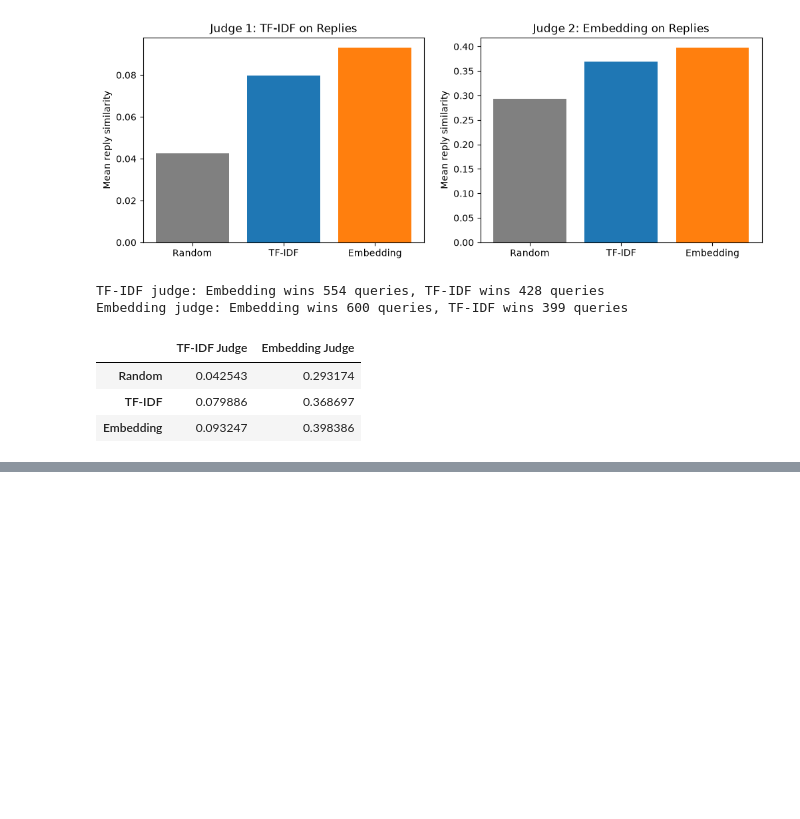
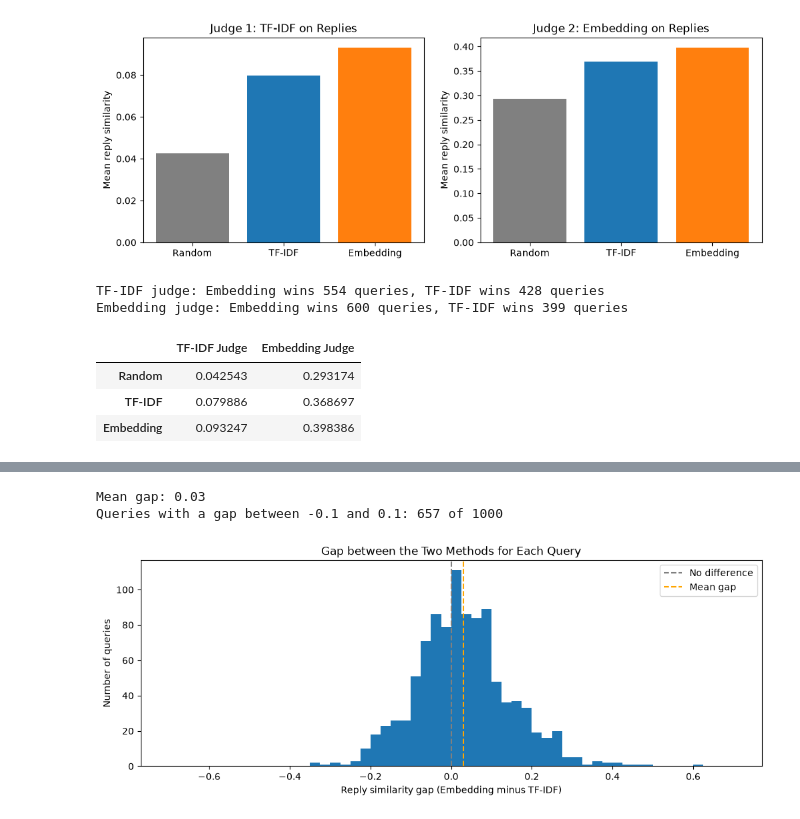
Before and after one commit to Shengyuan-Liu/CustomerSupportAnalysis, a Jupyter notebook: piplines/modelling.ipynb, the cells around one changed output, grey strips where cells are left out. Drawn from its saved outputs; the diff is of its cells as text; code cells hidden in the pictures; blank space fills up the shorter version.

```diff
--- a/piplines/modelling.ipynb
+++ b/piplines/modelling.ipynb
@@ -565,0 +561,19 @@ Embedding judge: Embedding wins 600 queries, TF-IDF wins 399 queries
+# %%
+# Gap of each query: positive means the embedding method did better than TF-IDF
+gap = emb_judge["Embedding"] - emb_judge["TF-IDF"]
+print("Mean gap:", gap.mean().round(3))
+print("Queries with a gap between -0.1 and 0.1:", ((gap > -0.1) & (gap < 0.1)).sum(), "of", len(gap))
+
+plt.figure(figsize=(12, 4))
+plt.hist(gap, bins=np.linspace(-0.7, 0.7, 57))
+plt.axvline(0, color="gray", linestyle="--", label="No difference")
+plt.axvline(gap.mean(), color="orange", linestyle="--", label="Mean gap")
+plt.xlabel("Reply similarity gap (Embedding minus TF-IDF)")
+plt.ylabel("Number of queries")
+plt.title("Gap between the Two Methods for Each Query")
+plt.legend()
+plt.show()
+# %% [output]
+Mean gap: 0.03
+Queries with a gap between -0.1 and 0.1: 657 of 1000
+[figure, added]
```
Also changed, not shown: parts of 20 cells of this notebook.
